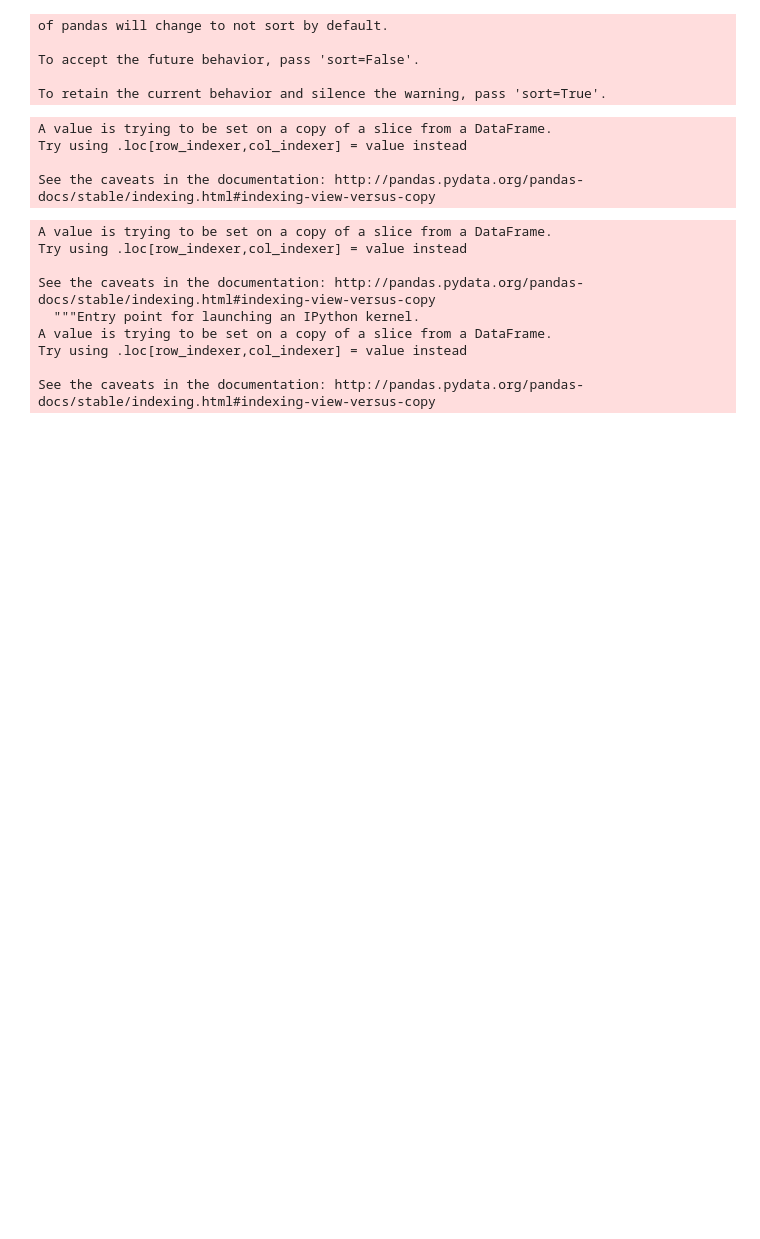
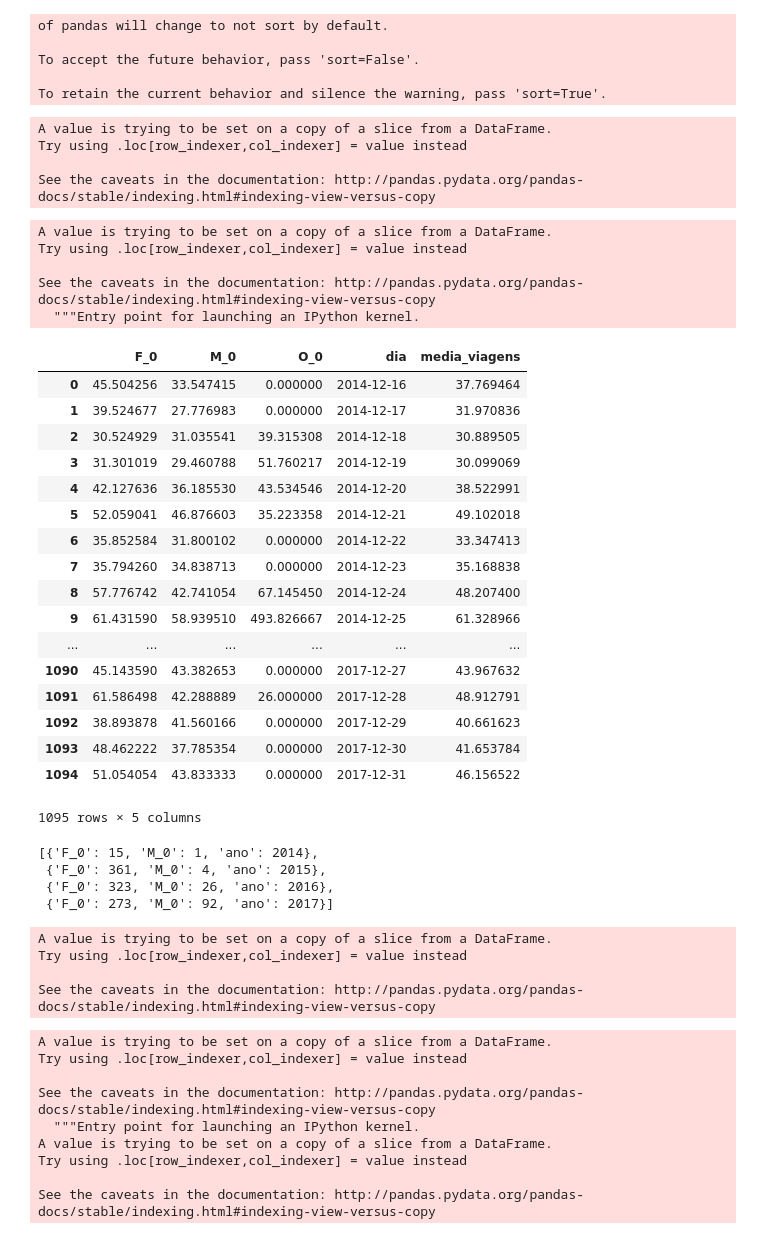
Before and after one commit to omadson/PhD, a Jupyter notebook: notebooks/create_new_datasets.ipynb, the cells around one changed output. Cells and saved outputs as stored; diff of their text form; code cells hidden in the pictures; blank space fills up the shorter version.

```diff
--- a/notebooks/create_new_datasets.ipynb
+++ b/notebooks/create_new_datasets.ipynb
@@ -20,3 +20,32 @@ of pandas will change to not sort by default.
 To accept the future behavior, pass 'sort=False'.
 
 To retain the current behavior and silence the warning, pass 'sort=True'.
+# %%
+viagens_bicicletar = all_data[all_data['tipo_viagem'] == 0]
+viagens_bicicletar['dia_retirada'] = viagens_bicicletar.apply(lambda x: x['datetime_retirada'].date(), axis=1)
+# %% [output]
+A value is trying to be set on a copy of a slice from a DataFrame.
+Try using .loc[row_indexer,col_indexer] = value instead
+
+See the caveats in the documentation: http://pandas.pydata.org/pandas-docs/stable/indexing.html#indexing-view-versus-copy
+# %%
+viagens_bicicletar['tempo_viagem'] = (viagens_bicicletar['datetime_devolucao'] - viagens_bicicletar['datetime_retirada']) / np.timedelta64(1, 'm')
+# %% [output]
+A value is trying to be set on a copy of a slice from a DataFrame.
+Try using .loc[row_indexer,col_indexer] = value instead
+
+See the caveats in the documentation: http://pandas.pydata.org/pandas-docs/stable/indexing.html#indexing-view-versus-copy
+  """Entry point for launching an IPython kernel.
+# %%
+df_dias = list()
+for dia in viagens_bicicletar['dia_retirada'].unique():
+    viagens_dia = viagens_bicicletar[viagens_bicicletar['dia_retirada'] == dia]
+    # masculino
+    data_ = dict()
+    data_['dia_viagem'] = dia
+    data_['media_viagens'] = viagens_dia['tempo_viagem'].sum() / viagens_dia['tempo_viagem'].shape[0]
+    for sexo in ['M', 'F', 'O']:
+        viagens_dia_sexo = viagens_dia[viagens_dia['sexo'] == sexo]
+        data_[sexo] = viagens_dia_sexo['tempo_viagem'].sum() / viagens_dia_sexo.shape[0]
+    df_dias.append(data_)
+    # feminino
@@ -22,0 +57,27 @@ To retain the current behavior and silence the warning, pass 'sort=True'.
+# %%
+teste = pd.DataFrame(df_dias)
+teste = teste.fillna(0)
+# (teste['F'] - teste['M']).plot(figsize=(18,6))
+teste = teste.rename(columns={'dia_viagem':'dia','F': 'F_0', 'M': 'M_0', 'O': 'O_0'})
+teste.to_csv('../site/data/avg_time_ride_day.csv',index=False)
+# %%
+teste
+# %% [output]
+|  | F_0 | M_0 | O_0 | dia | media_viagens |
+| 0 | 45.504256 | 33.547415 | 0.000000 | 2014-12-16 | 37.769464 |
+| 1 | 39.524677 | 27.776983 | 0.000000 | 2014-12-17 | 31.970836 |
+| 2 | 30.524929 | 31.035541 | 39.315308 | 2014-12-18 | 30.889505 |
+| 3 | 31.301019 | 29.460788 | 51.760217 | 2014-12-19 | 30.099069 |
+| 4 | 42.127636 | 36.185530 | 43.534546 | 2014-12-20 | 38.522991 |
+| 5 | 52.059041 | 46.876603 | 35.223358 | 2014-12-21 | 49.102018 |
+| 6 | 35.852584 | 31.800102 | 0.000000 | 2014-12-22 | 33.347413 |
+| 7 | 35.794260 | 34.838713 | 0.000000 | 2014-12-23 | 35.168838 |
+| 8 | 57.776742 | 42.741054 | 67.145450 | 2014-12-24 | 48.207400 |
+| 9 | 61.431590 | 58.939510 | 493.826667 | 2014-12-25 | 61.328966 |
+| ... | ... | ... | ... | ... | ... |
+| 1090 | 45.143590 | 43.382653 | 0.000000 | 2017-12-27 | 43.967632 |
+| 1091 | 61.586498 | 42.288889 | 26.000000 | 2017-12-28 | 48.912791 |
+| 1092 | 38.893878 | 41.560166 | 0.000000 | 2017-12-29 | 40.661623 |
+| 1093 | 48.462222 | 37.785354 | 0.000000 | 2017-12-30 | 41.653784 |
+| 1094 | 51.054054 | 43.833333 | 0.000000 | 2017-12-31 | 46.156522 |
+1095 rows × 5 columns
@@ -23,3 +100,10 @@ To retain the current behavior and silence the warning, pass 'sort=True'.
+# %%
+cont
+# %% [output]
+[{'F_0': 15, 'M_0': 1, 'ano': 2014},
+ {'F_0': 361, 'M_0': 4, 'ano': 2015},
+ {'F_0': 323, 'M_0': 26, 'ano': 2016},
+ {'F_0': 273, 'M_0': 92, 'ano': 2017}]
 # %%
 # viagens_bicicletar = all_data[all_data['tipo_viagem'] == 0]
 viagens_bicicletar['tempo_viagem'] = (viagens_bicicletar['datetime_devolucao'] - viagens_bicicletar['datetime_retirada']) / np.timedelta64(1, 'm')
```
Also changed, not shown: parts of 2 cells of this notebook.
